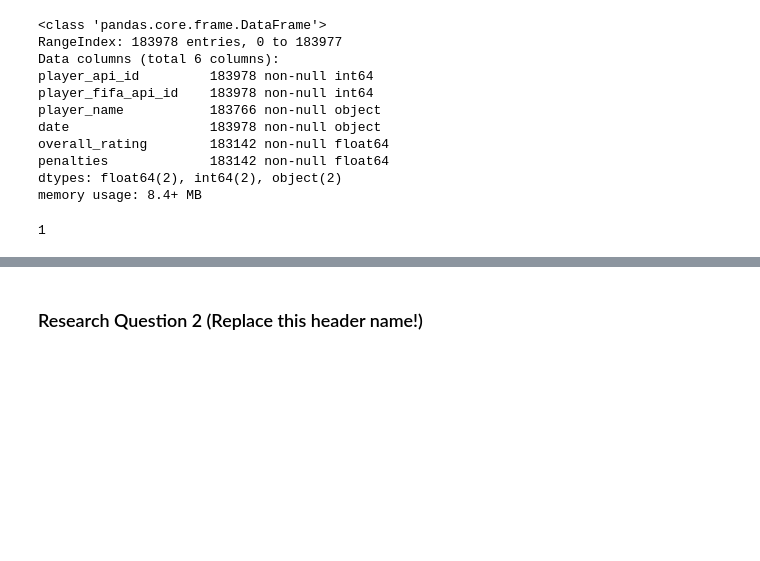
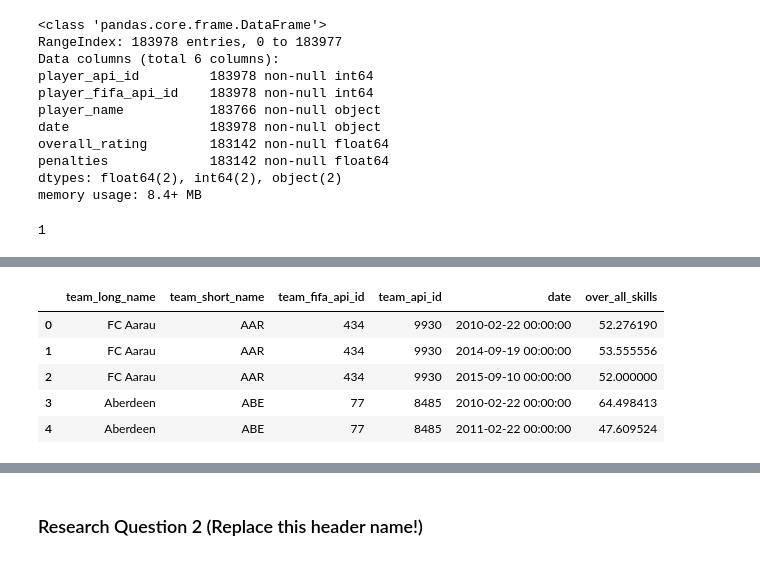
Before and after one commit to mohmednasr/europeansoccerdatabase, a Jupyter notebook: investigate-a-dataset.ipynb, the cells around one changed output, grey strips where cells are left out. Cells and saved outputs as stored; diff of their text form; code cells hidden in the pictures; blank space fills up the shorter version.

```diff
--- a/investigate-a-dataset.ipynb
+++ b/investigate-a-dataset.ipynb
@@ -136,0 +160,5 @@ sum(df_players.duplicated())
+# %%
+# fill nulls in column buildUpPlayDribbling by df_dribbling_little
+mean_nulls = df_dribbling_little['buildUpPlayDribbling'].mean()
+df_teams['buildUpPlayDribbling'].fillna(mean_nulls, inplace = True)
+df_teams.info()
@@ -144,0 +232,11 @@ df_teams.drop(columns = ['buildUpPlayDribbling'], inplace = True)
+# %%
+#drop columns that are calculated in over_all_skills
+df_teams.drop(df_teams.columns[5:-1], axis= 1, inplace = True)
+df_teams.head()
+# %% [output]
+|  | team_long_name | team_short_name | team_fifa_api_id | team_api_id | date | over_all_skills |
+| 0 | FC Aarau | AAR | 434 | 9930 | 2010-02-22 00:00:00 | 52.276190 |
+| 1 | FC Aarau | AAR | 434 | 9930 | 2014-09-19 00:00:00 | 53.555556 |
+| 2 | FC Aarau | AAR | 434 | 9930 | 2015-09-10 00:00:00 | 52.000000 |
+| 3 | Aberdeen | ABE | 77 | 8485 | 2010-02-22 00:00:00 | 64.498413 |
+| 4 | Aberdeen | ABE | 77 | 8485 | 2011-02-22 00:00:00 | 47.609524 |
```
Also changed, not shown: parts of 26 cells of this notebook.
